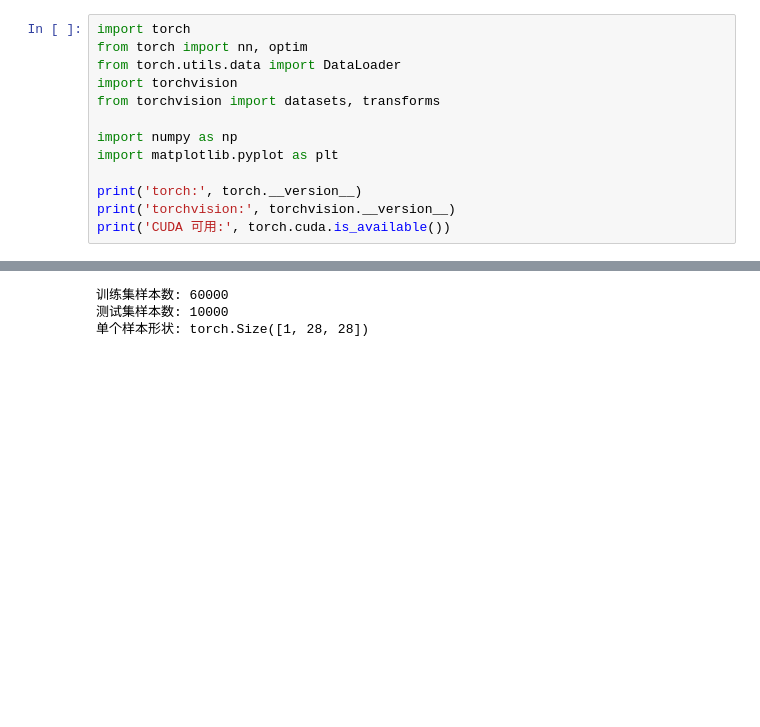
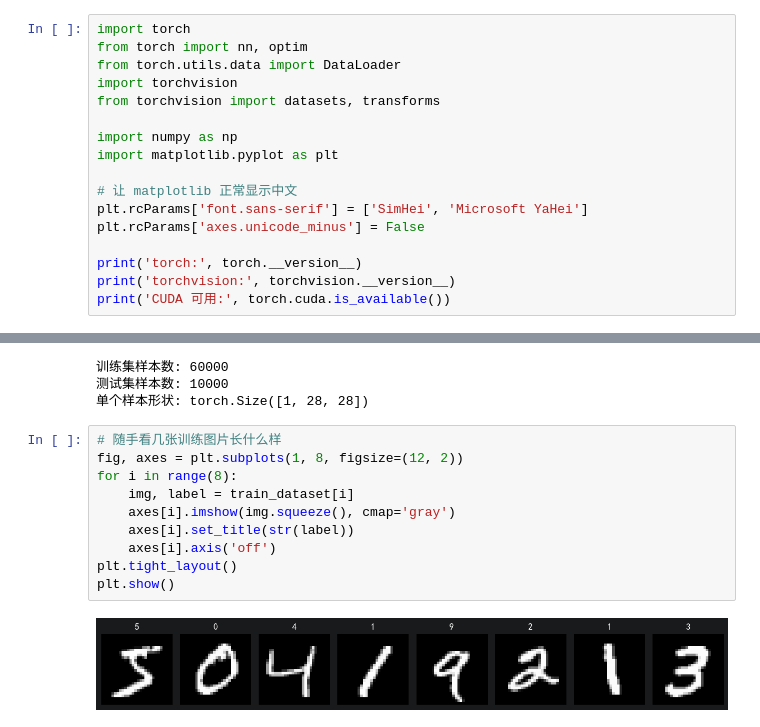
Before and after one commit to drawloong/MNIST, a Jupyter notebook: MNIST.ipynb, the cells around one changed output, grey strips where cells are left out. Cells and saved outputs as stored; diff of their text form; blank space fills up the shorter version.

```diff
--- a/MNIST.ipynb
+++ b/MNIST.ipynb
@@ -8,6 +17,10 @@ from torchvision import datasets, transforms
 import numpy as np
 import matplotlib.pyplot as plt
 
+# 让 matplotlib 正常显示中文
+plt.rcParams['font.sans-serif'] = ['SimHei', 'Microsoft YaHei']
+plt.rcParams['axes.unicode_minus'] = False
+
 print('torch:', torch.__version__)
 print('torchvision:', torchvision.__version__)
 print('CUDA 可用:', torch.cuda.is_available())
@@ -32,3 +45,15 @@ print('单个样本形状:', train_dataset[0][0].shape)
 训练集样本数: 60000
 测试集样本数: 10000
 单个样本形状: torch.Size([1, 28, 28])
+# %%
+# 随手看几张训练图片长什么样
+fig, axes = plt.subplots(1, 8, figsize=(12, 2))
+for i in range(8):
+    img, label = train_dataset[i]
+    axes[i].imshow(img.squeeze(), cmap='gray')
+    axes[i].set_title(str(label))
+    axes[i].axis('off')
+plt.tight_layout()
+plt.show()
+# %% [output]
+[figure, added]
```
Also changed, not shown: parts of 15 cells of this notebook, 1 other file.
